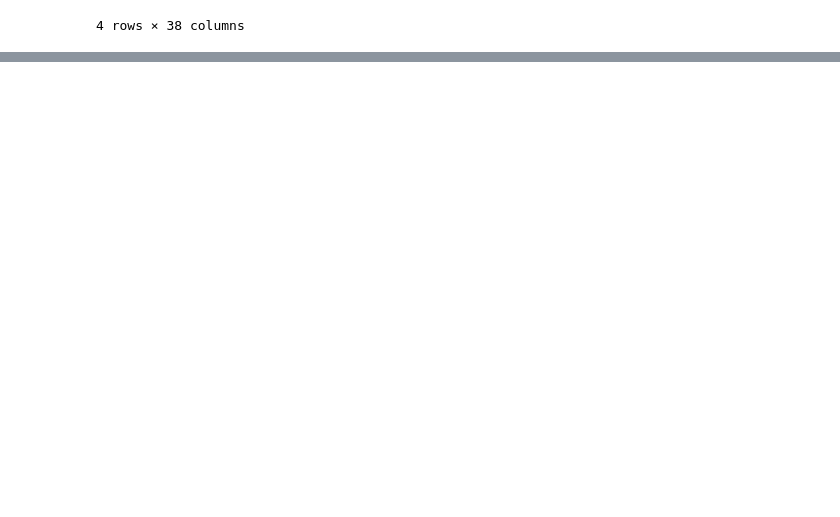
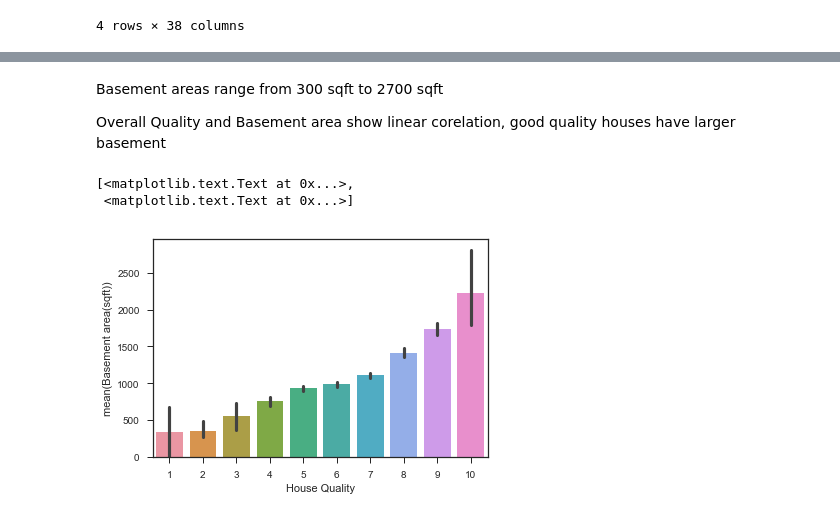
Before and after one commit to NikhilaThota/CapstoneProject_House_Prices_Prediction, a Jupyter notebook: House_prices.ipynb, the cells around one changed output, grey strips where cells are left out. Drawn from its saved outputs; the diff is of its cells as text; code cells hidden in the pictures; blank space fills up the shorter version.

```diff
--- a/House_prices.ipynb
+++ b/House_prices.ipynb
@@ -459,0 +491,13 @@ sns.violinplot(x='Neighborhood', y='SalePrice', data=h_p, scale='count')
+# %% [markdown]
+Basement areas range from 300 sqft to 2700 sqft
+
+Overall Quality and Basement area show linear corelation, good quality houses have larger basement
+# %%
+sns.set_style('white')
+sns.set_style('ticks')
+p = sns.barplot(x='OverallQual', y='TotalBsmtSF', data=h_p_numerical)
+p.set(xlabel='House Quality', ylabel='mean(Basement area(sqft))')
+# %% [output]
+[<matplotlib.text.Text at 0x...>,
+ <matplotlib.text.Text at 0x...>]
+[figure, added]
```
Also changed, not shown: parts of 124 cells of this notebook.
